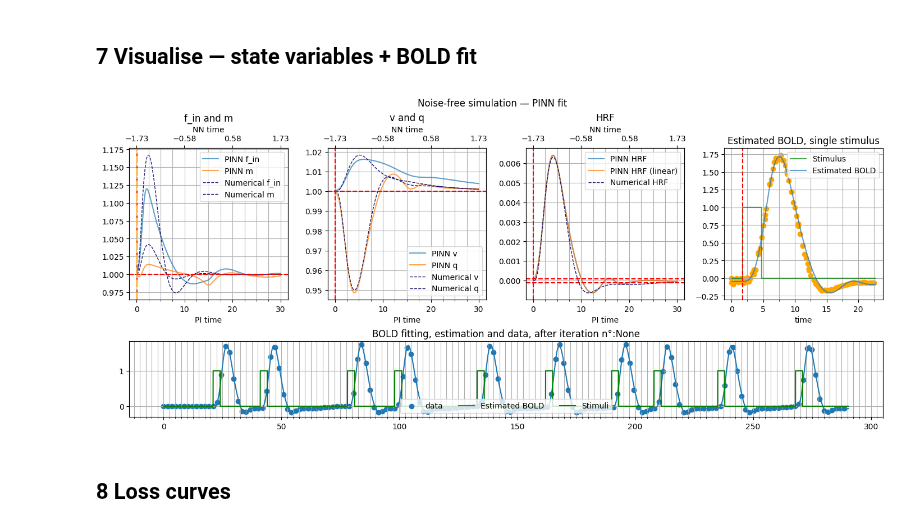
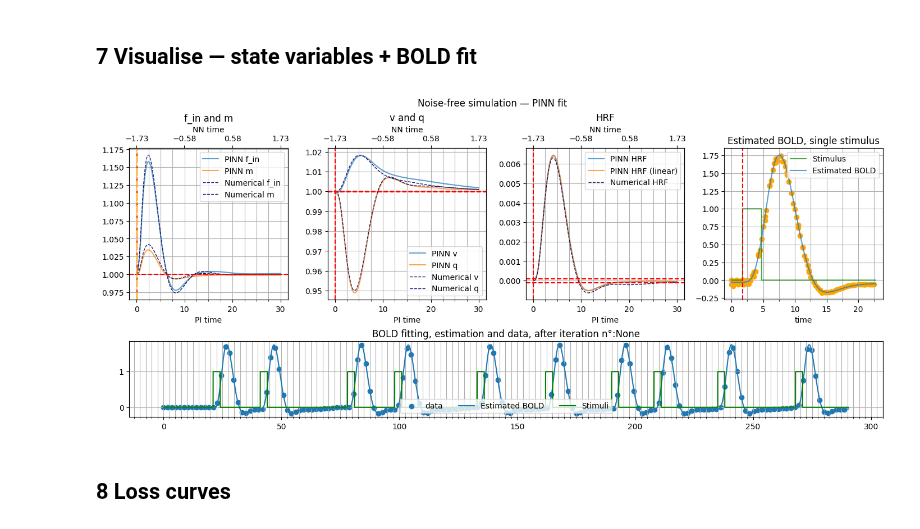
Before and after one commit to RodrigoHache/BalloonLib, a Jupyter notebook: examples/QuickStart.ipynb, the cells around one changed output. Saved outputs shown, nothing was run; the diff lists cells and outputs as text; code cells hidden in the pictures.

```diff
--- a/examples/QuickStart.ipynb
+++ b/examples/QuickStart.ipynb
@@ -51,8 +50,8 @@ sti_len    = 3            # stimulus block duration (s)
 Sti_Onsets = np.array([22, 42, 79, 99, 134, 163, 191, 209, 236, 269]) - 1  # onset times (s)
 
 # ── High-res (0.01 s) impulse used by the PINN
-I = torch.zeros(30).repeat(100)  # 30 s at 100 Hz
-I[5:105] = 1                     # stimulus on from 0.05 s to 1.05 s
+Impulse = torch.zeros(30).repeat(100)  # 30 s at 100 Hz
+Impulse[5:105] = 1                     # stimulus on from 0.05 s to 1.05 s
 
 # ── Overall stimulus for BOLD convolution
 Overall_stims, stim_time = experimental_stims(
@@ -64,7 +63,7 @@ Overall_stims, stim_time = experimental_stims(
     Hz           = 100,
 )
 stim_time_np = tensor2np(stim_time)
-print(f'Stimulus tensor shape: {I.shape}  ({I.shape[0]/100:.0f} s at 100 Hz)')
+print(f'Stimulus tensor shape: {Impulse.shape}  ({Impulse.shape[0]/100:.0f} s at 100 Hz)')
 print(f'Overall stim shape:    {Overall_stims.shape}')
 # %% [output]
 Stimulus tensor shape: torch.Size([3000])  (30 s at 100 Hz)
@@ -79,11 +78,11 @@ These solutions serve as ground-truth overlays when evaluating the PINN.
 f_parameters = {'gamma': 1/2.46, 'kappa': 1/1.54}
 
 f_np, _ = bml.NeurovascularCoupling(
-    stimulus = tensor2np(I), version='differential',
+    stimulus = tensor2np(Impulse), version='differential',
     params=f_parameters, AmpI=0.2,
 )
 m_np, _ = bml.NeurovascularCoupling(
-    stimulus = tensor2np(I), version='differential',
+    stimulus = tensor2np(Impulse), version='differential',
     params=f_parameters, AmpI=0.05,
 )
 
@@ -143,7 +142,7 @@ plt.show()
 `Balloon_params` — physiological ODE constants passed to `loss()` and `train()`.
 `data_params`   — fMRI data, stimulus metadata, and training settings.
 # %%
-domain     = (0, len(I) * 0.01)   # physical time window: [0, 30] s
+domain     = (0, len(Impulse) * 0.01)   # physical time window: [0, 30] s
 num_iter   = 5000
 every      = num_iter // 3        # plot progress 3 times during training
 
@@ -179,7 +178,7 @@ Balloon_dict = {
     'tau_m_list':   20,               # viscoelastic time constant (s)
     'tau_MTT_list': 3.0,              # mean transit time (s)
     'alpha':        0.4,              # Grubb's stiffness exponent
-    'I':            I,               # high-res stimulus tensor
+    'I':            Impulse,               # high-res stimulus tensor
 }
 
 print('Balloon_dict keys:', list(Balloon_dict.keys()))
@@ -206,7 +205,7 @@ model = Multihead(
     multi_scale_fourier   = False,
     random_weightsMatrix  = True,             # use FactorizedLinear (RWF) layers
     impulse               = False,            # time-only input
-    act                   =  nn.SiLU(),                 #nn.Softmax(dim=1),
+    act                   =  nn.Softmax(dim=1),
     nv_fn                 = (nn.Softplus(), nn.Softplus()),
     core_fn               = (nn.Softplus(), nn.Softplus()),
     dtype                 = torch.float32,
@@ -263,42 +262,42 @@ Physics amp {'ode': 1.9, 'bold': 1.0, 'ic': 1.9, 'border': 1.9, 'other': 1.9}
 ## 7  Visualise — state variables + BOLD fit
 # %%
 # Build the normalised time axis that train() used internally
-t        = torch.arange(0, I.shape[0]) / I.shape[0]
+t        = torch.arange(0, Impulse.shape[0]) / Impulse.shape[0]
 t_nn     = ((t - t.mean()) / t.std()).view(-1, 1)
 
 # Single-trial stimulus (needed for show_bold_signal panel)
 time_bf_stim = TR
 stimulus, stimulus_time = experimental_stims(
     normDataSize = 13,
     Sti_Onsets   = [time_bf_stim],
     TR           = TR,
     block_len    = sti_len,
     stmxblck     = 1,
 )
 
 plot_balloon_fitting(
     model                = model,
     t_normalized         = t_nn,
     domain               = domain,
     stimulus             = stimulus,
     title                = 'Noise-free simulation — PINN fit',
     numerical_solutions  = {'f': f_t, 'm': m_t, 'v': v_t, 'q': q_t, 'bold': num_balloon_hrf},
     data_params          = {
         'TR':               TR,
         'Sti_Onsets':       Sti_Onsets,
         'Bold_Signal':      sampled_bold_test,
         'Bold_data_time':   num_bold_time[::sampling_rate],
         'stim_length [seg]': sti_len,
         'stimulus':          stimulus,
         'stimulus_time':     stimulus_time,
         'Overallstim':       Overall_stims,
         'Overall_stim_time': stim_time,    # ← correct key name
     },
-    first_non_zero_index = torch.argmax(I) - 1,
+    first_non_zero_index = torch.argmax(Impulse) - 1,
     show_bold_signal     = True,
 )
 # %% [output]
-[figure, old version]
+[figure, new version]
 # %% [markdown]
 ## 8  Loss curves
 # %%
```
Also changed, not shown: parts of 8 cells of this notebook, 2 other files.
